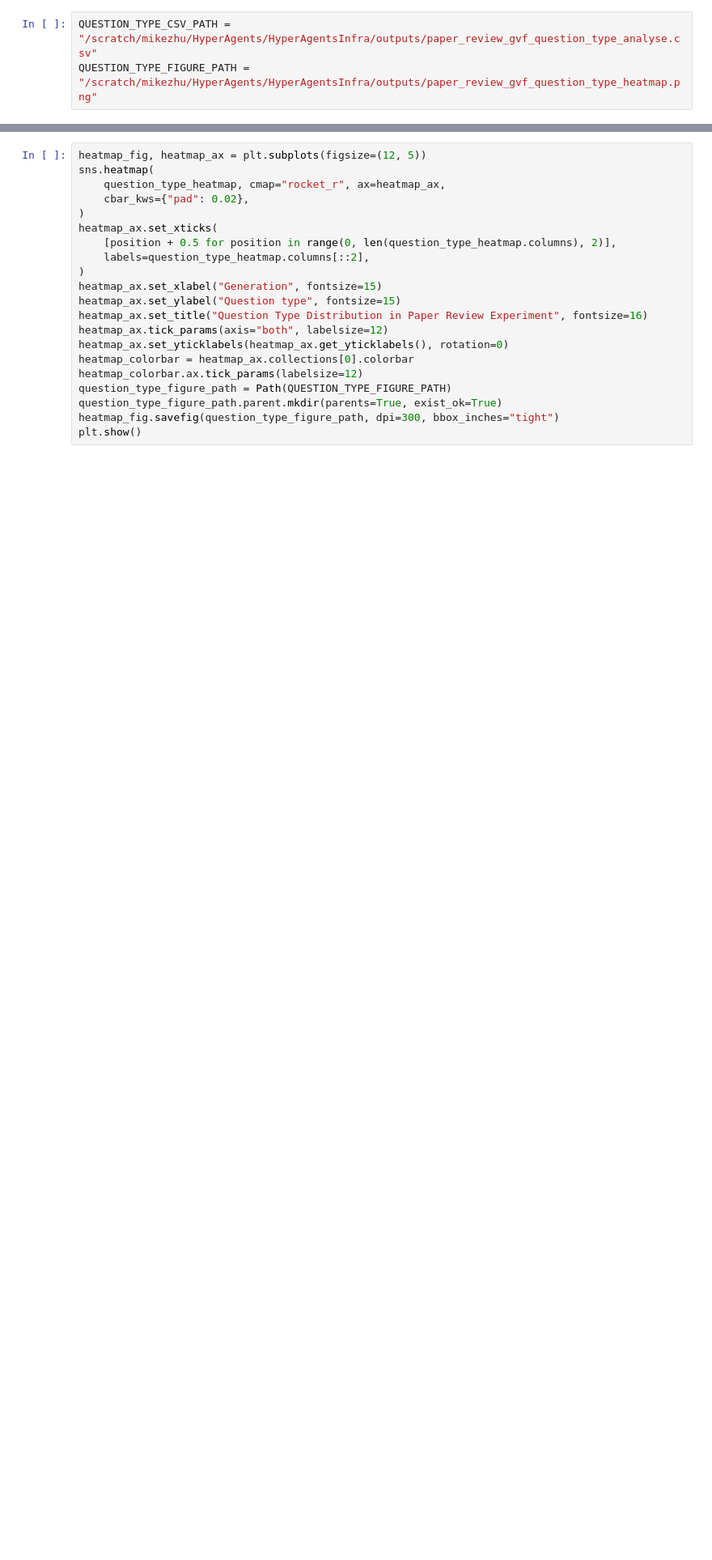
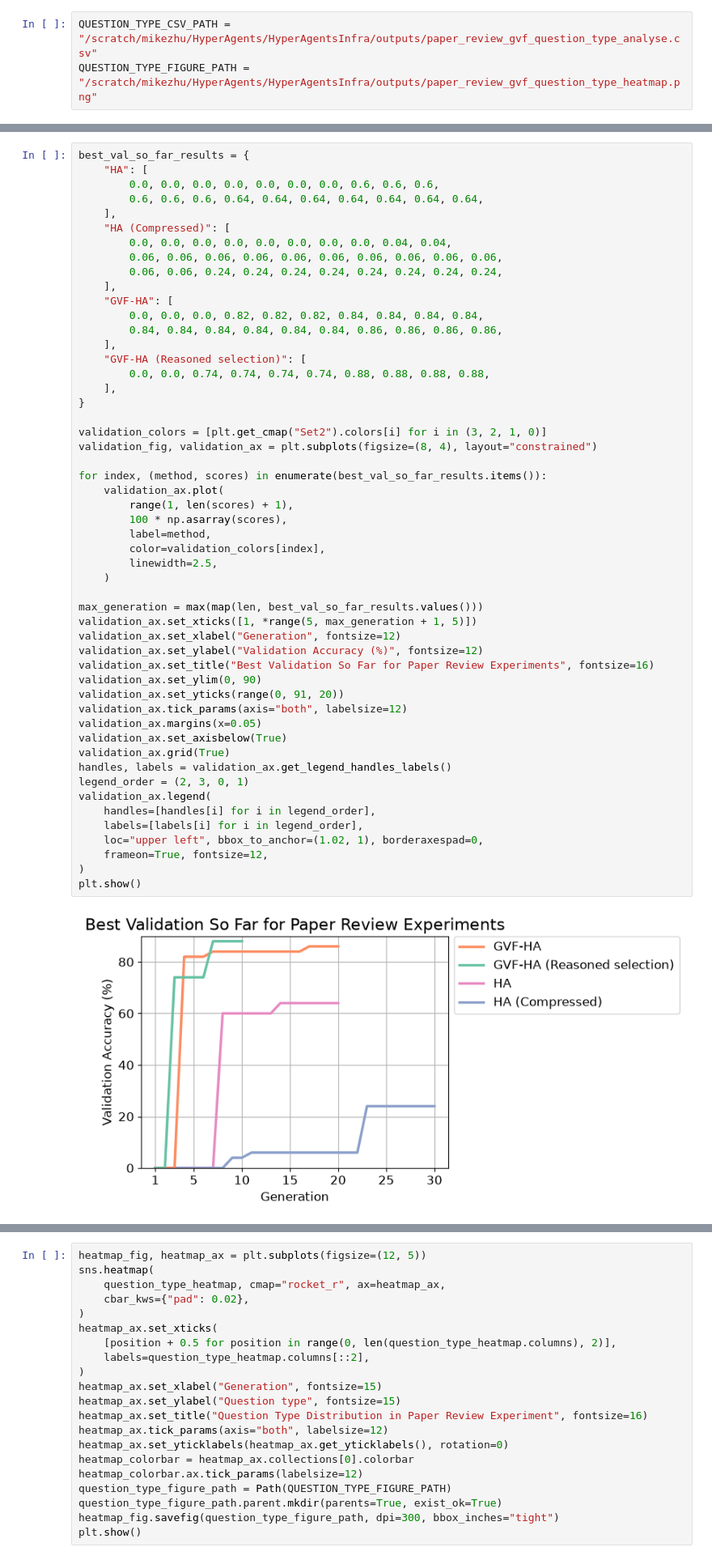
Before and after one commit to mikemikezhu/HyperAgentsInfra, a Jupyter notebook: notebooks/gvf_hyperagents_experiment_results.ipynb, the cells around one changed output, grey strips where cells are left out. Shown at 81% size. Drawn from its saved outputs; the diff is of its cells as text; blank space fills up the shorter version.

```diff
--- a/notebooks/gvf_hyperagents_experiment_results.ipynb
+++ b/notebooks/gvf_hyperagents_experiment_results.ipynb
@@ -137,3 +522,57 @@ QUESTION_TYPE_FIGURE_PATH = "/scratch/mikezhu/HyperAgents/HyperAgentsInfra/outpu
+# %%
+best_val_so_far_results = {
+    "HA": [
+        0.0, 0.0, 0.0, 0.0, 0.0, 0.0, 0.0, 0.6, 0.6, 0.6,
+        0.6, 0.6, 0.6, 0.64, 0.64, 0.64, 0.64, 0.64, 0.64, 0.64,
+    ],
+    "HA (Compressed)": [
+        0.0, 0.0, 0.0, 0.0, 0.0, 0.0, 0.0, 0.0, 0.04, 0.04,
+        0.06, 0.06, 0.06, 0.06, 0.06, 0.06, 0.06, 0.06, 0.06, 0.06,
+        0.06, 0.06, 0.24, 0.24, 0.24, 0.24, 0.24, 0.24, 0.24, 0.24,
+    ],
+    "GVF-HA": [
+        0.0, 0.0, 0.0, 0.82, 0.82, 0.82, 0.84, 0.84, 0.84, 0.84,
+        0.84, 0.84, 0.84, 0.84, 0.84, 0.84, 0.86, 0.86, 0.86, 0.86,
+    ],
+    "GVF-HA (Reasoned selection)": [
+        0.0, 0.0, 0.74, 0.74, 0.74, 0.74, 0.88, 0.88, 0.88, 0.88,
+    ],
+}
+
+validation_colors = [plt.get_cmap("Set2").colors[i] for i in (3, 2, 1, 0)]
+validation_fig, validation_ax = plt.subplots(figsize=(8, 4), layout="constrained")
+
+for index, (method, scores) in enumerate(best_val_so_far_results.items()):
+    validation_ax.plot(
+        range(1, len(scores) + 1),
+        100 * np.asarray(scores),
+        label=method,
+        color=validation_colors[index],
+        linewidth=2.5,
+    )
+
+max_generation = max(map(len, best_val_so_far_results.values()))
+validation_ax.set_xticks([1, *range(5, max_generation + 1, 5)])
+validation_ax.set_xlabel("Generation", fontsize=12)
+validation_ax.set_ylabel("Validation Accuracy (%)", fontsize=12)
+validation_ax.set_title("Best Validation So Far for Paper Review Experiments", fontsize=16)
+validation_ax.set_ylim(0, 90)
+validation_ax.set_yticks(range(0, 91, 20))
+validation_ax.tick_params(axis="both", labelsize=12)
+validation_ax.margins(x=0.05)
+validation_ax.set_axisbelow(True)
+validation_ax.grid(True)
+handles, labels = validation_ax.get_legend_handles_labels()
+legend_order = (2, 3, 0, 1)
+validation_ax.legend(
+    handles=[handles[i] for i in legend_order],
+    labels=[labels[i] for i in legend_order],
+    loc="upper left", bbox_to_anchor=(1.02, 1), borderaxespad=0,
+    frameon=True, fontsize=12,
+)
+plt.show()
+# %% [output]
+[figure, added]
 # %%
 from pathlib import Path
 import matplotlib.pyplot as plt
```
Also changed, not shown: parts of 20 cells of this notebook.
